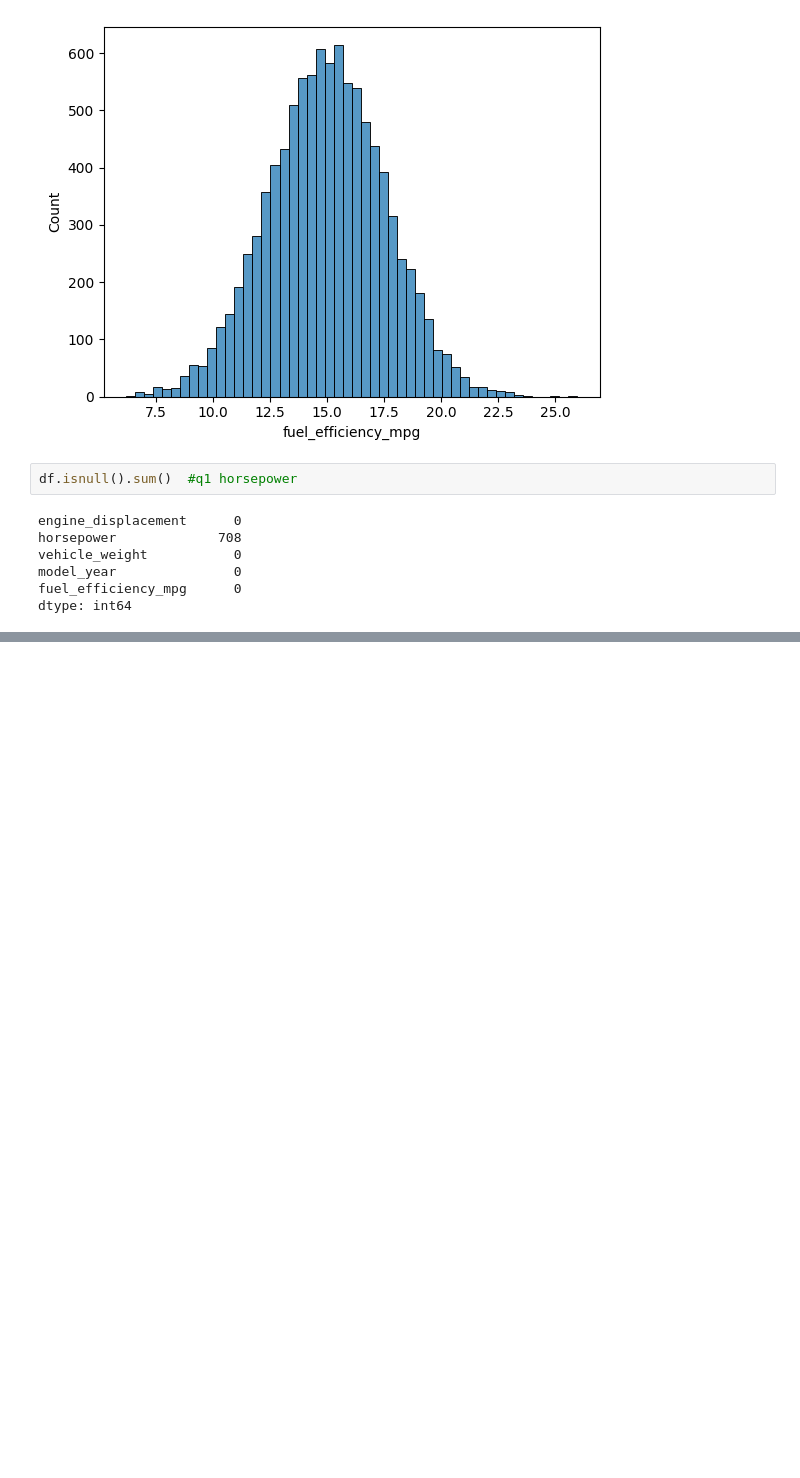
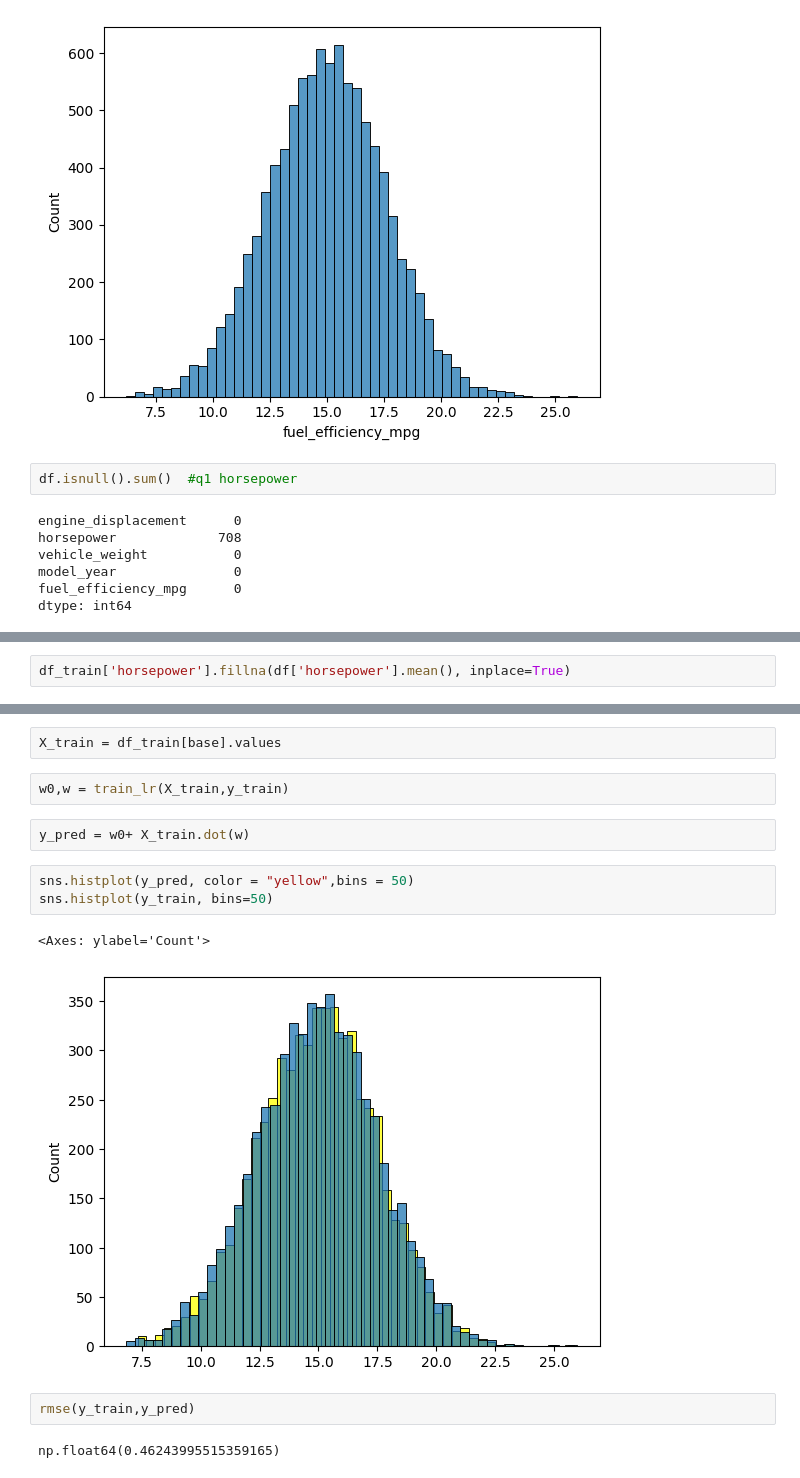
Before and after one commit to Muhsiinn/ML-Zoomcamp, a Jupyter notebook: 02.Linear_Regression /homework2025.ipynb, the cells around one changed output, grey strips where cells are left out. Saved outputs shown, nothing was run; the diff lists cells and outputs as text; blank space fills up the shorter version.

```diff
--- a/02.Linear_Regression /homework2025.ipynb
+++ b/02.Linear_Regression /homework2025.ipynb
@@ -54,0 +165,2 @@ np.float64(149.0)
+# %%
+df_train['horsepower'].fillna(df['horsepower'].mean(), inplace=True)
@@ -54,0 +187,16 @@ np.float64(149.0)
+# %%
+X_train = df_train[base].values
+# %%
+w0,w = train_lr(X_train,y_train)
+# %%
+y_pred = w0+ X_train.dot(w)
+# %%
+sns.histplot(y_pred, color = "yellow",bins = 50)
+sns.histplot(y_train, bins=50)
+# %% [output]
+<Axes: ylabel='Count'>
+[figure, added]
+# %%
+rmse(y_train,y_pred)
+# %% [output]
+np.float64(0.46243995515359165)
```
Also changed, not shown: parts of 67 cells of this notebook.
